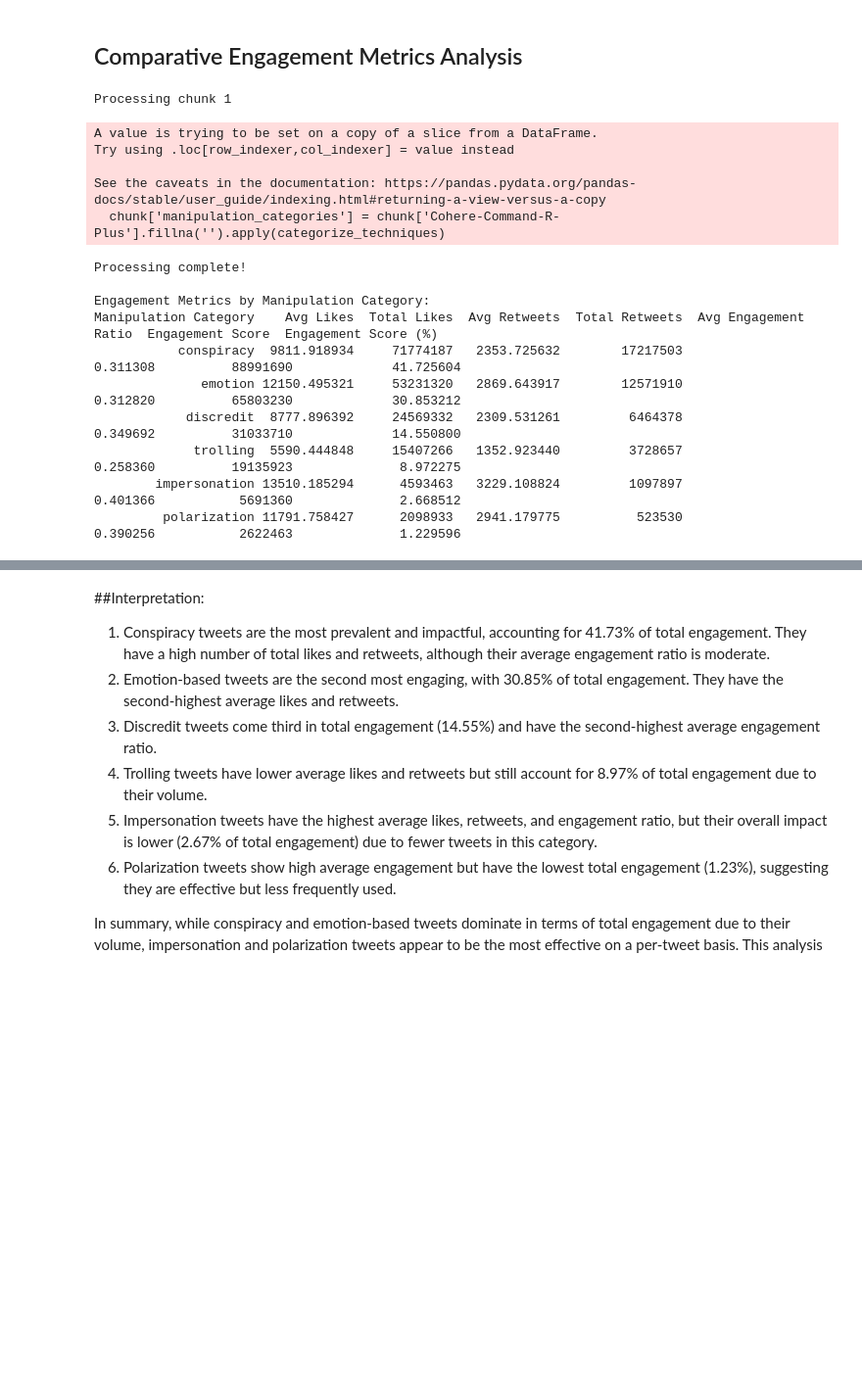
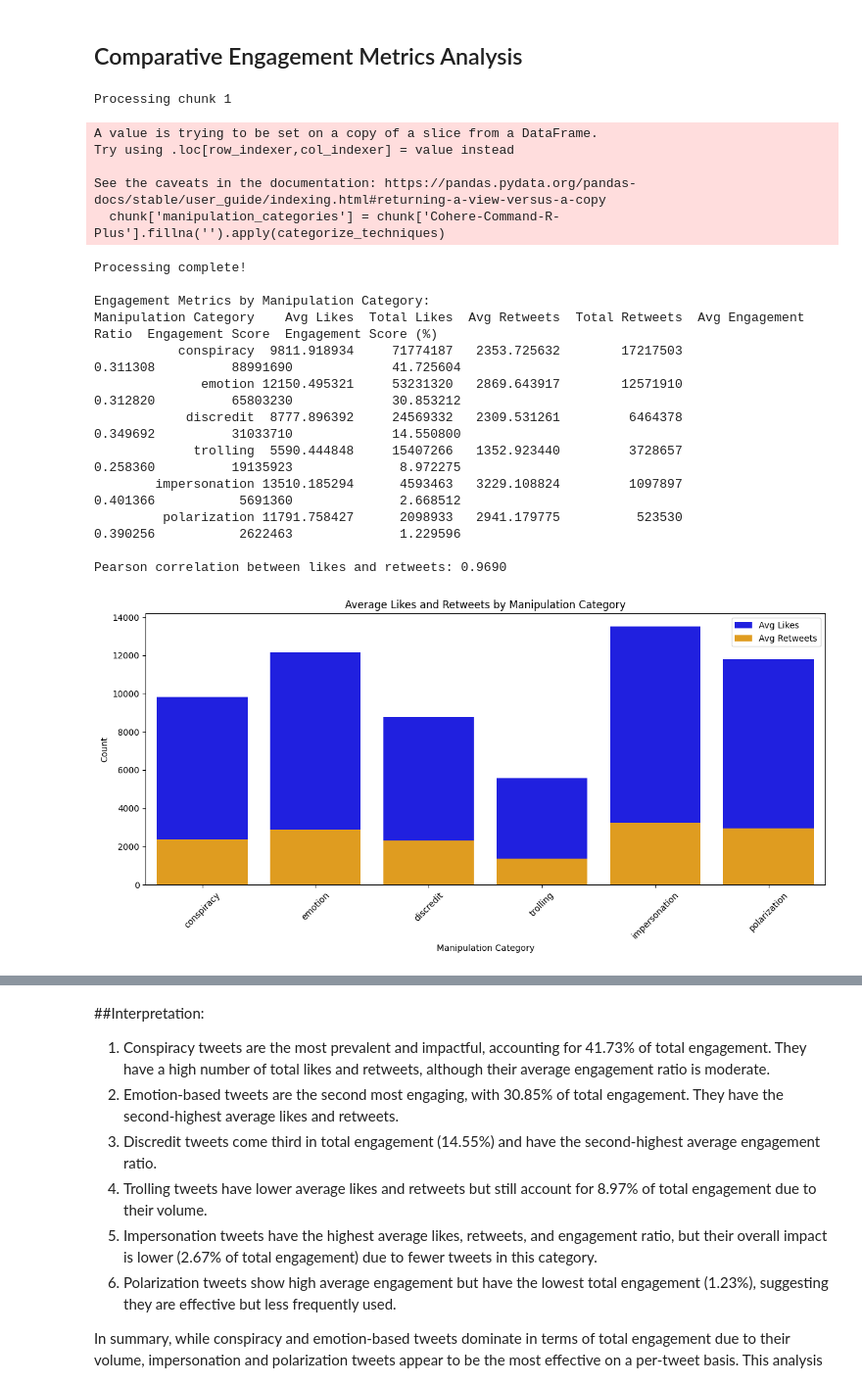
Before and after one commit to AGoyal0512/CS598-CSS, a Jupyter notebook: technique_identification/Engagement_correlation.ipynb, the cells around one changed output, grey strips where cells are left out. Shown at 98% size. Saved outputs shown, nothing was run; the diff lists cells and outputs as text; code cells hidden in the pictures; blank space fills up the shorter version.

```diff
--- a/technique_identification/Engagement_correlation.ipynb
+++ b/technique_identification/Engagement_correlation.ipynb
@@ -268,6 +438,9 @@ significant_group_false_correlation_df = group_false_correlation_df[group_false_
 # %%
 import pandas as pd
 import numpy as np
+import matplotlib.pyplot as plt
+import seaborn as sns
+
 
 def categorize_techniques(techniques):
     if pd.isna(techniques):
@@ -312,7 +485,43 @@ def calculate_engagement_metrics(df):
     # Sort by Engagement Score in descending order
     engagement_metrics = engagement_metrics.sort_values('Engagement Score', ascending=False)
 
-    return engagement_metrics
+    # Calculate Pearson correlation between likes and retweets
+    correlation = df['like_count'].corr(df['retweet_count'])
+
+    return engagement_metrics, correlation
+
+def visualize_engagement_metrics(engagement_metrics):
+    # Bar plot for average likes and retweets
+    plt.figure(figsize=(12, 6))
+    sns.barplot(x='Manipulation Category', y='Avg Likes', data=engagement_metrics, color='blue', label='Avg Likes')
+    sns.barplot(x='Manipulation Category', y='Avg Retweets', data=engagement_metrics, color='orange', label='Avg Retweets')
+    plt.title('Average Likes and Retweets by Manipulation Category')
+    plt.xlabel('Manipulation Category')
+    plt.ylabel('Count')
+    plt.legend()
+    plt.xticks(rotation=45)
+    plt.tight_layout()
+    plt.show()
+
+    # Pie chart for engagement score distribution
+    plt.figure(figsize=(8, 8))
+    plt.pie(engagement_metrics['Engagement Score'], labels=engagement_metrics['Manipulation Category'], autopct='%1.1f%%', startangle=140)
+    plt.title('Engagement Score Distribution by Manipulation Category')
+    plt.axis('equal')
+    plt.show()
+
+def plot_likes_vs_retweets(df):
+    plt.figure(figsize=(10, 6))
+    sns.scatterplot(data=df, x='like_count', y='retweet_count', alpha=0.6)
+    plt.title('Likes vs Retweets')
+    plt.xlabel('Likes')
+    plt.ylabel('Retweets')
+    plt.axhline(0, color='grey', lw=1, ls='--')
+    plt.axvline(0, color='grey', lw=1, ls='--')
+    plt.xlim(0, df['like_count'].max()*1.1)
+    plt.ylim(0, df['retweet_count'].max()*1.1)
+    plt.grid()
+    plt.show()
 
 def main():
     input_file = 'fibvid_evaluation_multiple.csv'
@@ -338,31 +547,39 @@ def main():
         except Exception as e:
             print(f"Error processing chunk {i+1}: {str(e)}")
             continue
 
     print("Processing complete!")
 
     # Calculate and display engagement metrics
-    engagement_metrics = calculate_engagement_metrics(all_data)
+    engagement_metrics, correlation = calculate_engagement_metrics(all_data)
 
     print("\nEngagement Metrics by Manipulation Category:")
     print(engagement_metrics.to_string(index=False))
+    print(f"\nPearson correlation between likes and retweets: {correlation:.4f}")
+
+    # After calculating engagement metrics
+    visualize_engagement_metrics(engagement_metrics)
+    plot_likes_vs_retweets(all_data)
 
 if __name__ == "__main__":
     main()
 # %% [output]
 Processing chunk 1
 A value is trying to be set on a copy of a slice from a DataFrame.
 Try using .loc[row_indexer,col_indexer] = value instead
 
 See the caveats in the documentation: https://pandas.pydata.org/pandas-docs/stable/user_guide/indexing.html#returning-a-view-versus-a-copy
   chunk['manipulation_categories'] = chunk['Cohere-Command-R-Plus'].fillna('').apply(categorize_techniques)
 Processing complete!
 
 Engagement Metrics by Manipulation Category:
 Manipulation Category    Avg Likes  Total Likes  Avg Retweets  Total Retweets  Avg Engagement Ratio  Engagement Score  Engagement Score (%)
            conspiracy  9811.918934     71774187   2353.725632        17217503              0.311308          88991690             41.725604
               emotion 12150.495321     53231320   2869.643917        12571910              0.312820          65803230             30.853212
             discredit  8777.896392     24569332   2309.531261         6464378              0.349692          31033710             14.550800
              trolling  5590.444848     15407266   1352.923440         3728657              0.258360          19135923              8.972275
         impersonation 13510.185294      4593463   3229.108824         1097897              0.401366           5691360              2.668512
          polarization 11791.758427      2098933   2941.179775          523530              0.390256           2622463              1.229596
+
+Pearson correlation between likes and retweets: 0.9690
+[figure, added]
```
Also changed, not shown: parts of 8 cells of this notebook.
